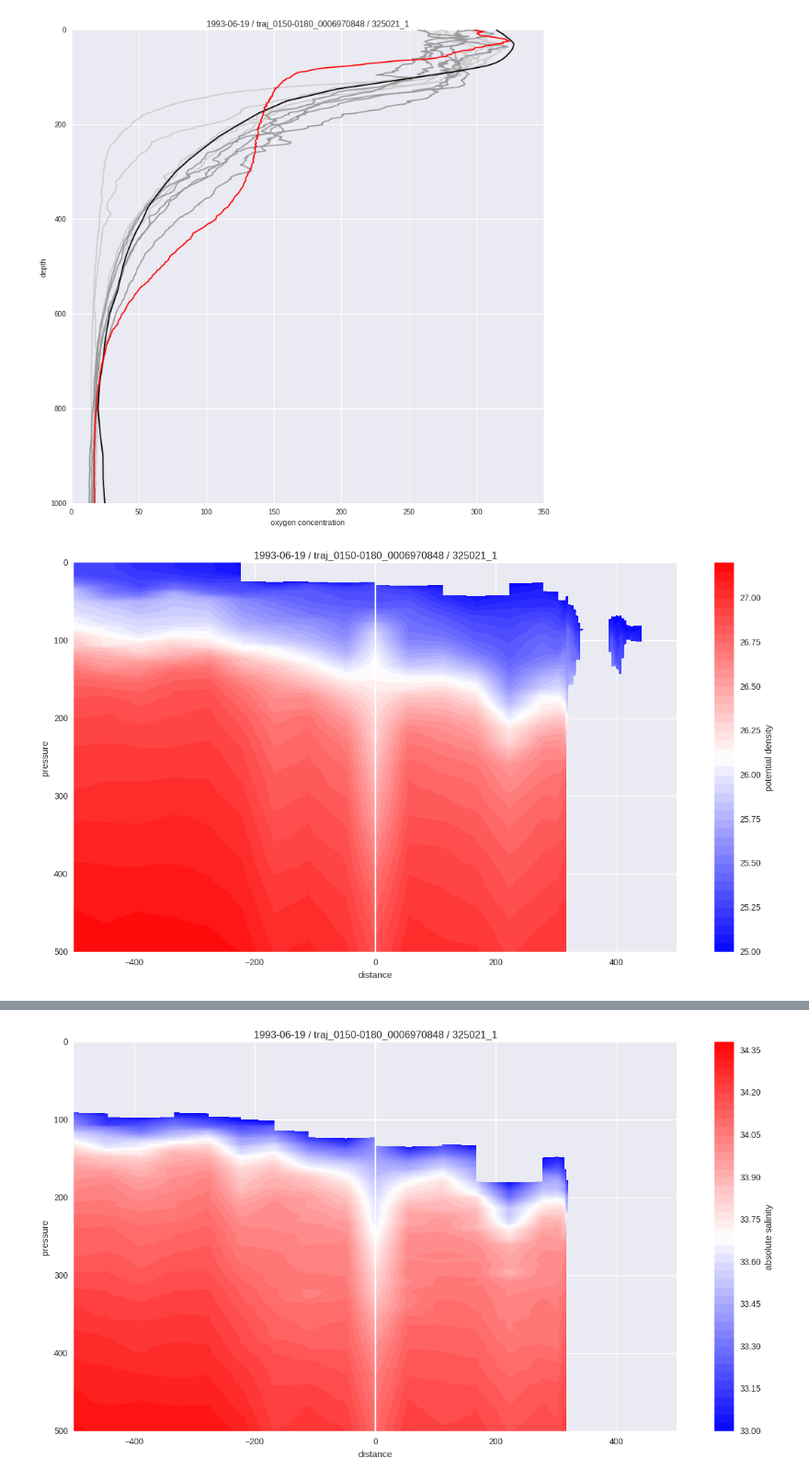
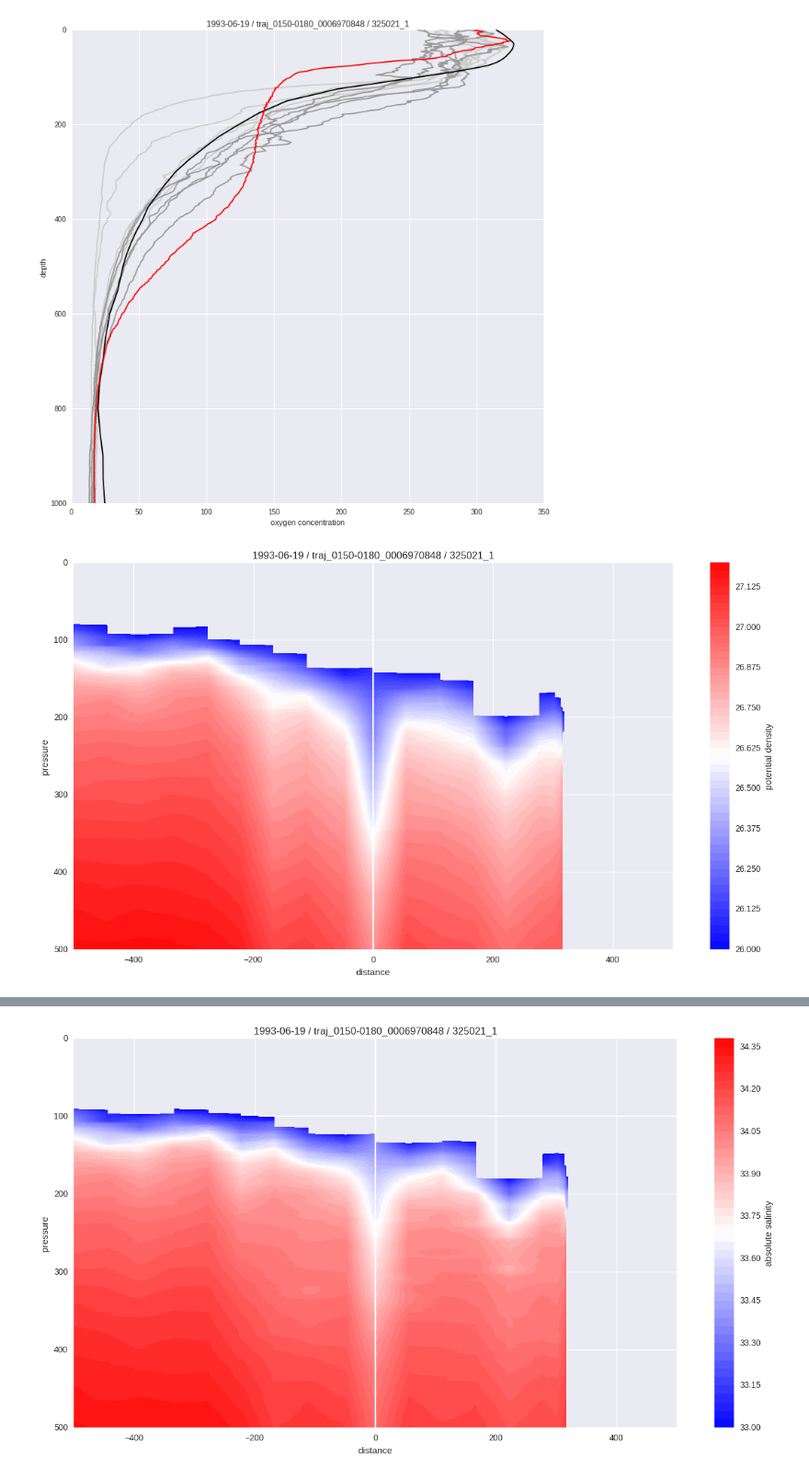
Before and after one commit to eapsclimate/cchdo-data, a Jupyter notebook: rcs-eddies/1993-06-19_21-54-00.ipynb, the cells around one changed output, grey strips where cells are left out. Shown at 92% size. Cells and saved outputs as stored; diff of their text form; code cells hidden in the pictures.

```diff
--- a/rcs-eddies/1993-06-19_21-54-00.ipynb
+++ b/rcs-eddies/1993-06-19_21-54-00.ipynb
@@ -296,22 +296,22 @@ ds_dis_subset['sigma_i'] = xr.DataArray(sigma, dims=ds_dis_subset.oxygen_i.dims,
 # %%
 # figure-7 | density section
 sns.set()
 plt.rcParams['figure.figsize'] = (16, 8)
 sigma_o = ds_dis_subset.sigma_i.values
-sigma_m = np.ma.masked_less(sigma_o, 25)
+sigma_m = np.ma.masked_less_equal(sigma_o, 26)
 ds_dis_subset.sigma_i.values = sigma_m
 image = ds_dis_subset.sigma_i.T.plot.contourf(cmap='bwr', levels=50)
 image.colorbar.set_label('potential density')
 plt.title(title_figure)
 plt.xlabel('distance')
 plt.xlim([-500, 500])
 plt.ylabel('pressure')
 plt.ylim([500, 0])
 plt.axvline(0, color='#ffffff')
 plt.savefig('figures/' + title_file + '/07_density-section.jpg')
 plt.show()
 # %% [output]
-[figure, old version]
+[figure, new version]
 # %%
 # figure-8 | temperature section
 sns.set()
```
Also changed, not shown: parts of 1 cell of this notebook, 2 other files.
